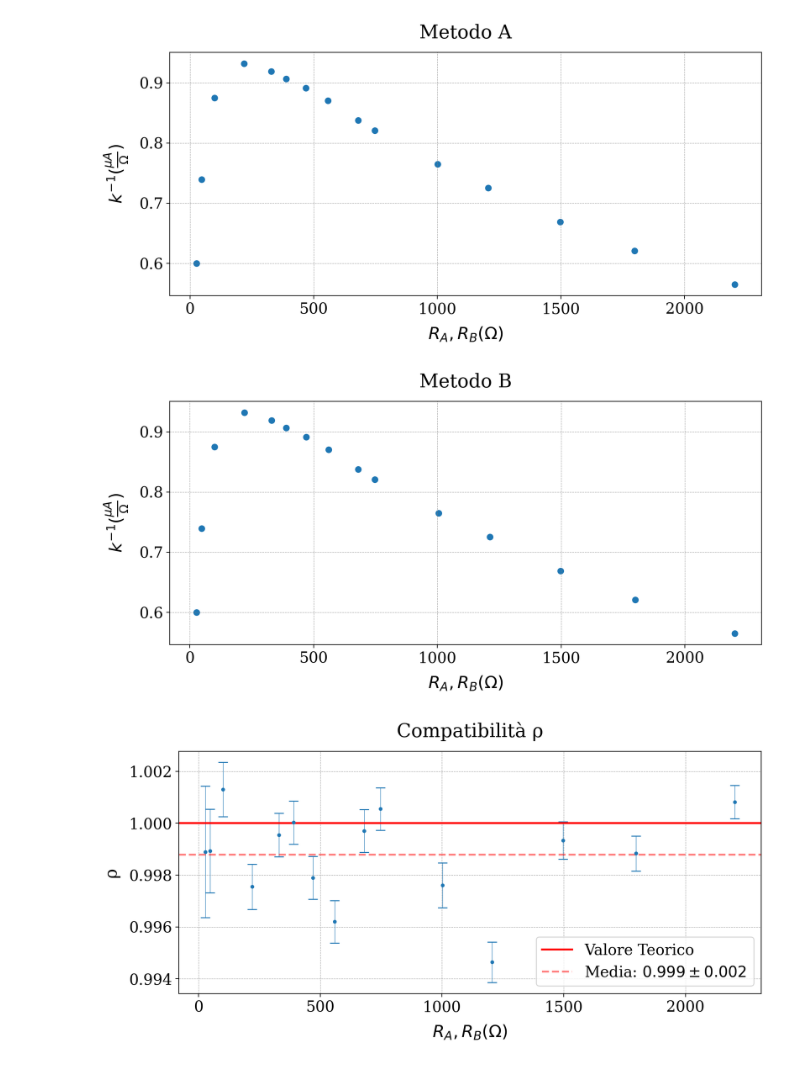
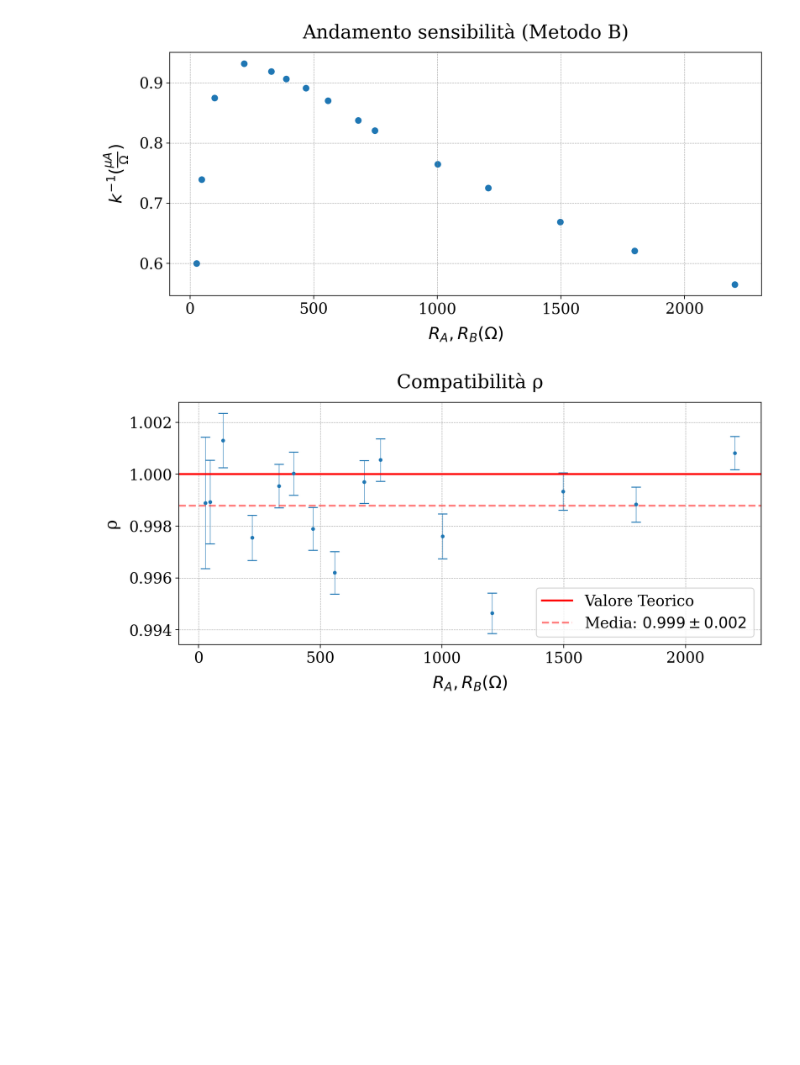
Before and after one commit to nichettg/Codici, a Jupyter notebook: 3. Ponte Wheatstone/analisi.ipynb, the cells around one changed output. Saved outputs shown, nothing was run; the diff lists cells and outputs as text; code cells hidden in the pictures; blank space fills up the shorter version.

```diff
--- a/3. Ponte Wheatstone/analisi.ipynb
+++ b/3. Ponte Wheatstone/analisi.ipynb
@@ -250,17 +97,14 @@ data = {
     ])
 }
 # %%
-metodo = ["Metodo A", "Metodo B"]
-
 k = 1/data["k"]
-for i,dati in enumerate(data["R_AB"].values()):
-    fig,ax = plt.subplots(1, 1,  figsize=(10, 5))
-    gf.parametri_grafico(ax,metodo[i],xlabel=r"$R_A,R_B (Ω)$",ylabel=r"$k^{-1} (\frac{μA}{Ω})$")
-    ax.scatter(dati, k)
-    gf.salva_grafico(fig,f"Slide 1.{i+1}.pdf")
+dati = data["R_A"]
+fig,ax = plt.subplots(1, 1,  figsize=(10, 5))
+gf.parametri_grafico(ax,"Andamento sensibilità (Metodo B)",xlabel=r"$R_A,R_B (Ω)$",ylabel=r"$k^{-1} (\frac{μA}{Ω})$")
+ax.scatter(dati, k)
+gf.salva_grafico(fig,f"Slide 1.pdf")
 # %% [output]
-[figure, old version]
+[figure, new version]
-[figure, removed]
 # %%
 from scipy.optimize import curve_fit
 
```
Also changed, not shown: parts of 6 cells of this notebook, 8 other files.
